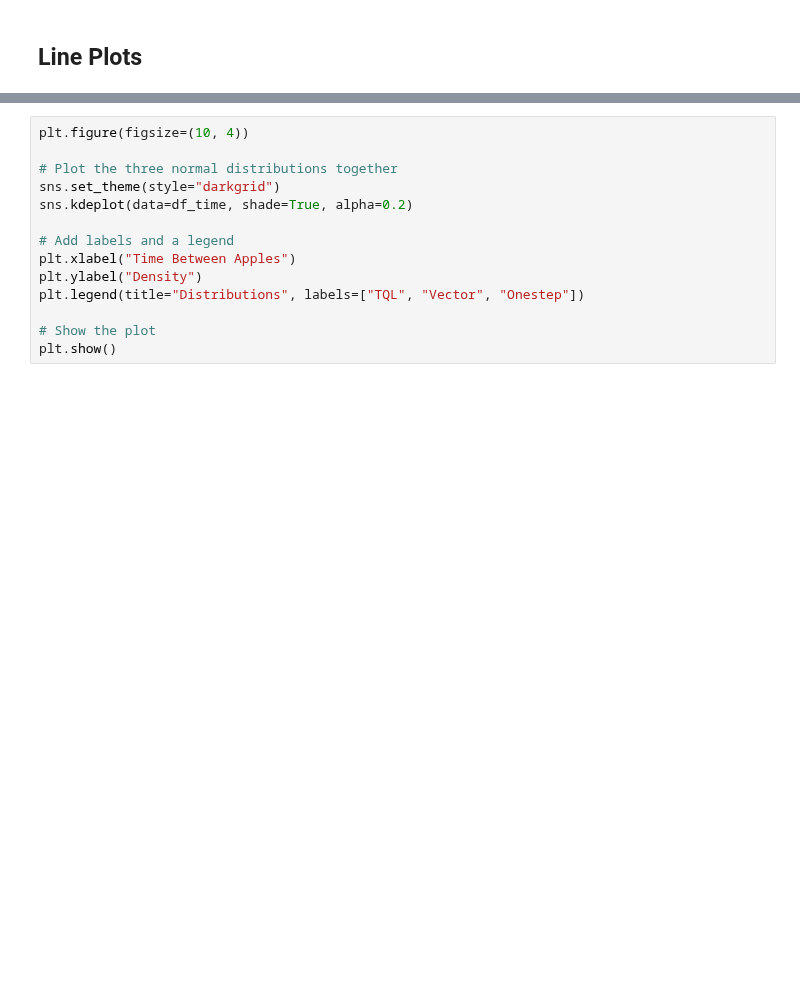
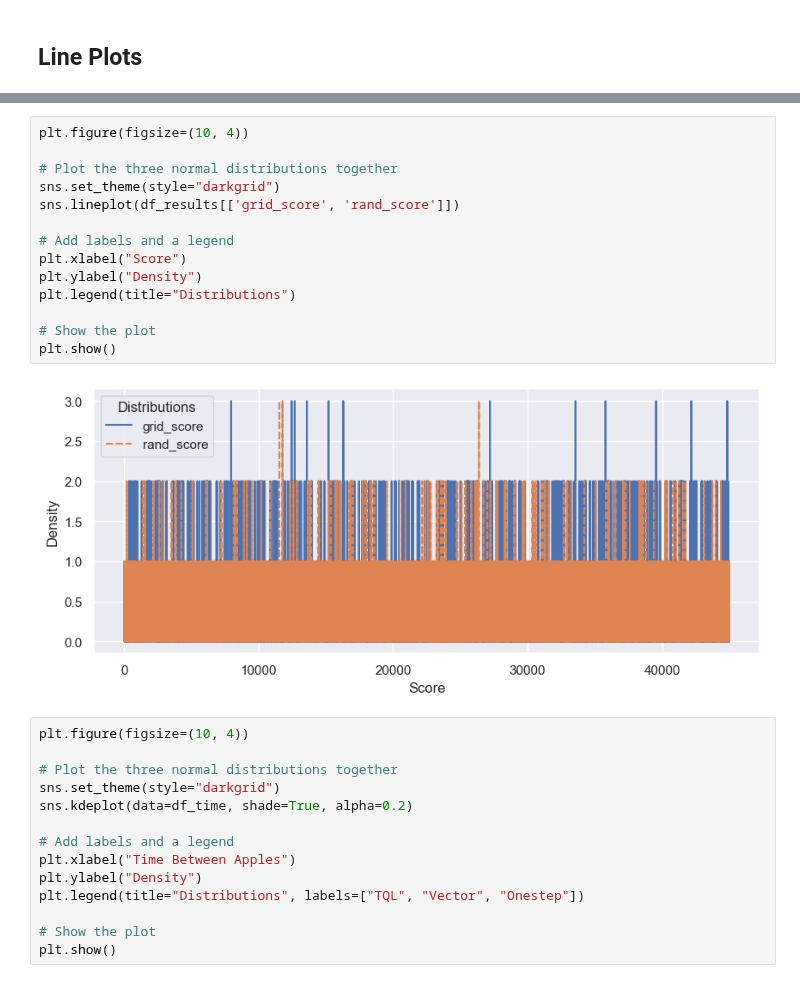
Before and after one commit to vietnhprivat/snake_ai, a Jupyter notebook: src/Classes/data_collection_test.ipynb, the cells around one changed output, grey strips where cells are left out. Saved outputs shown, nothing was run; the diff lists cells and outputs as text; blank space fills up the shorter version.

```diff
--- a/src/Classes/data_collection_test.ipynb
+++ b/src/Classes/data_collection_test.ipynb
@@ -147,3 +182,19 @@ This will become an error in seaborn v0.14.0; please update your code.
+# %%
+plt.figure(figsize=(10, 4))
+
+# Plot the three normal distributions together
+sns.set_theme(style="darkgrid")
+sns.lineplot(df_results[['grid_score', 'rand_score']])
+
+# Add labels and a legend
+plt.xlabel("Score")
+plt.ylabel("Density")
+plt.legend(title="Distributions")
+
+# Show the plot
+plt.show()
+# %% [output]
+[figure, added]
 # %%
 plt.figure(figsize=(10, 4))
 
```
Also changed, not shown: parts of 5 cells of this notebook, 3 other files.
